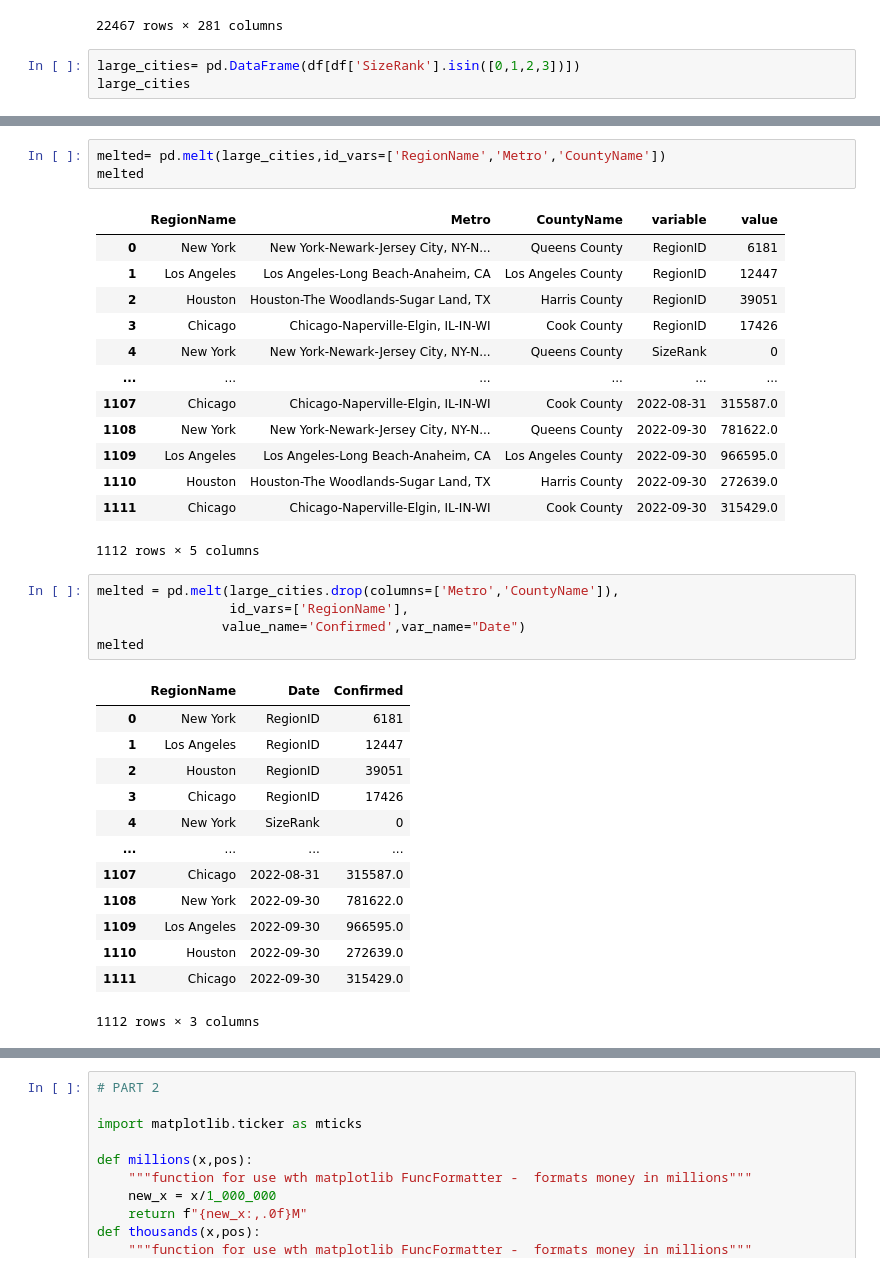
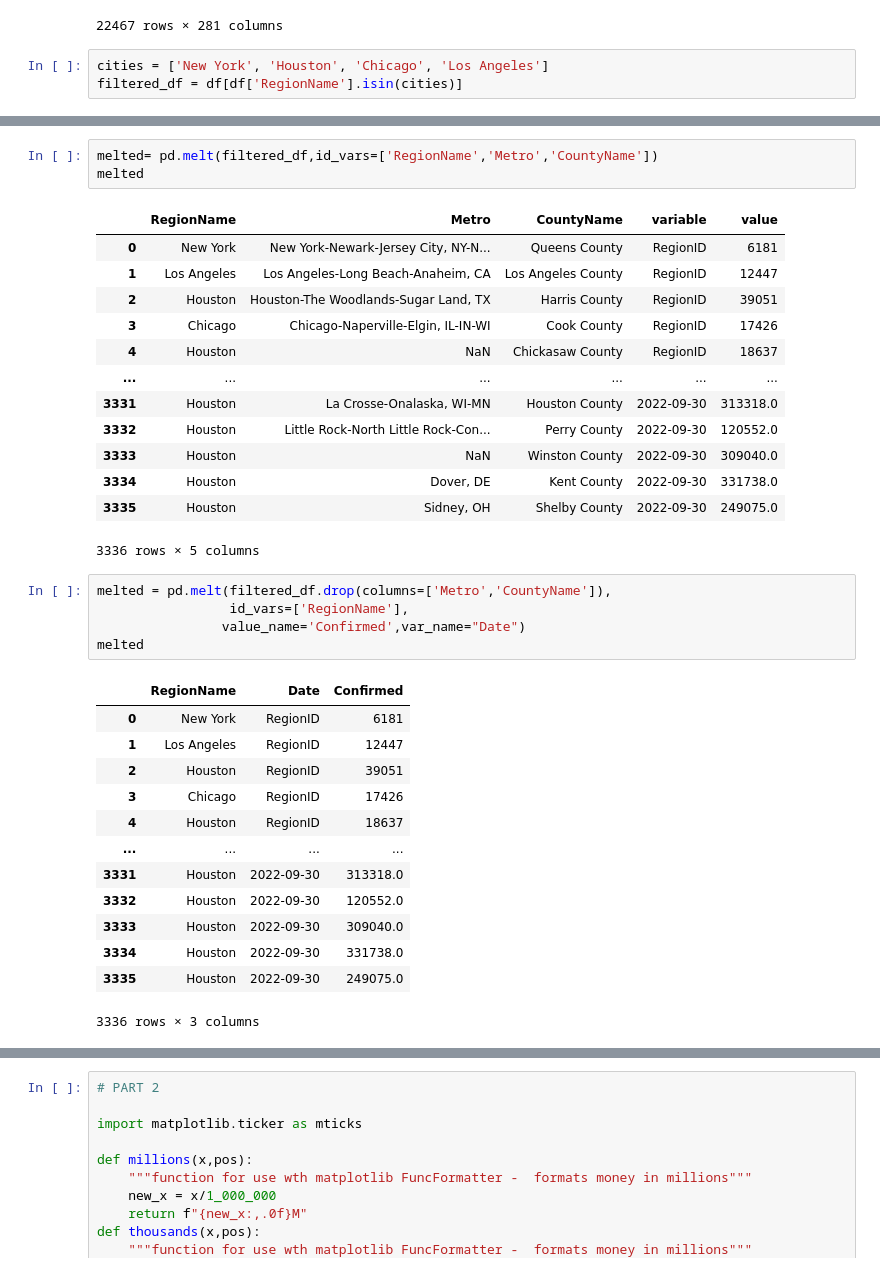
Before and after one commit to sof2401/Data-Visualization, a Jupyter notebook: Week 1/Preparing Time Series from Wide-Form Data (Core).ipynb, the cells around one changed output, grey strips where cells are left out. Saved outputs shown, nothing was run; the diff lists cells and outputs as text.

```diff
--- a/Week 1/Preparing Time Series from Wide-Form Data (Core).ipynb
+++ b/Week 1/Preparing Time Series from Wide-Form Data (Core).ipynb
@@ -21,5 +21,5 @@ df
 | 22466 | 42575 | 28439 | Quinwood | city | WV | WV | NaN | Greenbrier County | NaN | ... |
 22467 rows × 281 columns
 # %%
-large_cities= pd.DataFrame(df[df['SizeRank'].isin([0,1,2,3])])
-large_cities
+cities = ['New York', 'Houston', 'Chicago', 'Los Angeles']
+filtered_df = df[df['RegionName'].isin(cities)]
@@ -33,22 +26,22 @@ large_cities
 # %%
-melted= pd.melt(large_cities,id_vars=['RegionName','Metro','CountyName'])
+melted= pd.melt(filtered_df,id_vars=['RegionName','Metro','CountyName'])
 melted
 # %% [output]
 |  | RegionName | Metro | CountyName | variable | value |
 | 0 | New York | New York-Newark-Jersey City, NY-N... | Queens County | RegionID | 6181 |
 | 1 | Los Angeles | Los Angeles-Long Beach-Anaheim, CA | Los Angeles County | RegionID | 12447 |
 | 2 | Houston | Houston-The Woodlands-Sugar Land, TX | Harris County | RegionID | 39051 |
 | 3 | Chicago | Chicago-Naperville-Elgin, IL-IN-WI | Cook County | RegionID | 17426 |
-| 4 | New York | New York-Newark-Jersey City, NY-N... | Queens County | SizeRank | 0 |
+| 4 | Houston | NaN | Chickasaw County | RegionID | 18637 |
 | ... | ... | ... | ... | ... | ... |
-| 1107 | Chicago | Chicago-Naperville-Elgin, IL-IN-WI | Cook County | 2022-08-31 | 315587.0 |
-| 1108 | New York | New York-Newark-Jersey City, NY-N... | Queens County | 2022-09-30 | 781622.0 |
-| 1109 | Los Angeles | Los Angeles-Long Beach-Anaheim, CA | Los Angeles County | 2022-09-30 | 966595.0 |
-| 1110 | Houston | Houston-The Woodlands-Sugar Land, TX | Harris County | 2022-09-30 | 272639.0 |
-| 1111 | Chicago | Chicago-Naperville-Elgin, IL-IN-WI | Cook County | 2022-09-30 | 315429.0 |
+| 3331 | Houston | La Crosse-Onalaska, WI-MN | Houston County | 2022-09-30 | 313318.0 |
+| 3332 | Houston | Little Rock-North Little Rock-Con... | Perry County | 2022-09-30 | 120552.0 |
+| 3333 | Houston | NaN | Winston County | 2022-09-30 | 309040.0 |
+| 3334 | Houston | Dover, DE | Kent County | 2022-09-30 | 331738.0 |
+| 3335 | Houston | Sidney, OH | Shelby County | 2022-09-30 | 249075.0 |
-1112 rows × 5 columns
+3336 rows × 5 columns
 # %%
-melted = pd.melt(large_cities.drop(columns=['Metro','CountyName']),
+melted = pd.melt(filtered_df.drop(columns=['Metro','CountyName']),
                  id_vars=['RegionName'],
                 value_name='Confirmed',var_name="Date")
 melted
@@ -58,14 +51,14 @@ melted
 | 1 | Los Angeles | RegionID | 12447 |
 | 2 | Houston | RegionID | 39051 |
 | 3 | Chicago | RegionID | 17426 |
-| 4 | New York | SizeRank | 0 |
+| 4 | Houston | RegionID | 18637 |
 | ... | ... | ... | ... |
-| 1107 | Chicago | 2022-08-31 | 315587.0 |
-| 1108 | New York | 2022-09-30 | 781622.0 |
-| 1109 | Los Angeles | 2022-09-30 | 966595.0 |
-| 1110 | Houston | 2022-09-30 | 272639.0 |
-| 1111 | Chicago | 2022-09-30 | 315429.0 |
+| 3331 | Houston | 2022-09-30 | 313318.0 |
+| 3332 | Houston | 2022-09-30 | 120552.0 |
+| 3333 | Houston | 2022-09-30 | 309040.0 |
+| 3334 | Houston | 2022-09-30 | 331738.0 |
+| 3335 | Houston | 2022-09-30 | 249075.0 |
-1112 rows × 3 columns
+3336 rows × 3 columns
 # %%
 melted = melted[~melted['Date'].isin(['RegionID', 'SizeRank','StateName','State','RegionType'])]
 melted
```
Also changed, not shown: parts of 9 cells of this notebook.
